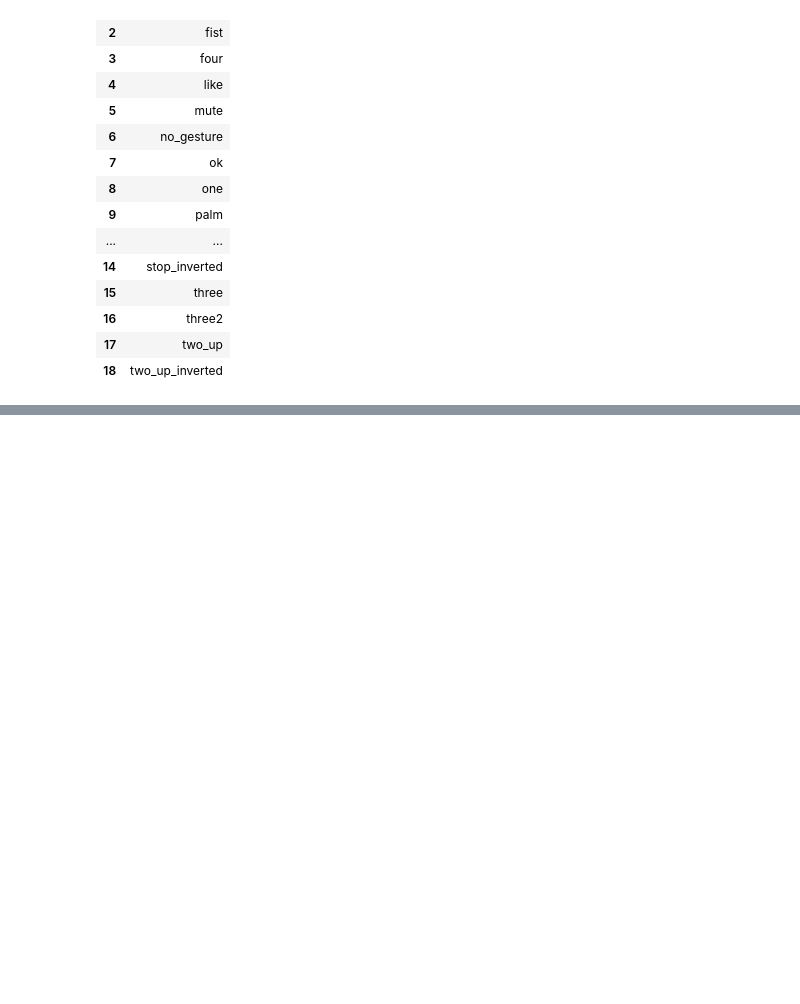
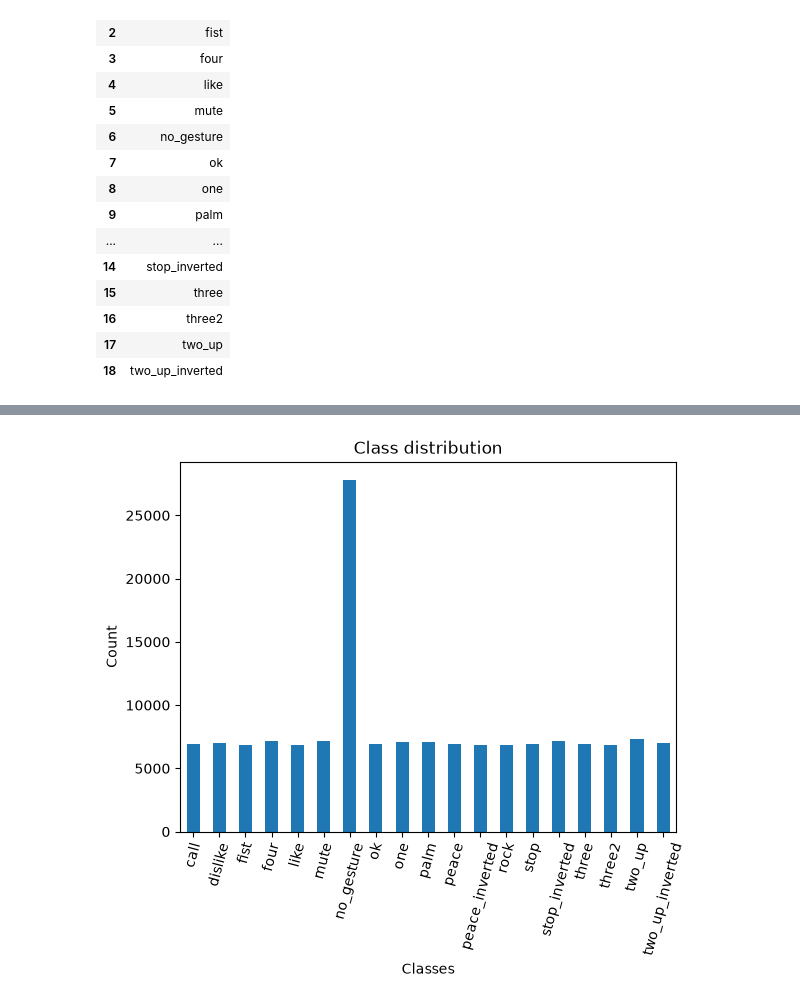
Before and after one commit to HarrisonWilliams123/Image-Classifier, a Jupyter notebook: imageclassifier.ipynb, the cells around one changed output, grey strips where cells are left out. Drawn from its saved outputs; the diff is of its cells as text; code cells hidden in the pictures; blank space fills up the shorter version.

```diff
--- a/imageclassifier.ipynb
+++ b/imageclassifier.ipynb
@@ -178,11 +178,16 @@ Number of Images: 143736
 | 4 | C:\Users\harri\Documents\Image-Cl... |
 # %%
 #Get the number of samples for each image class
-class_counts_dict = {folder[0].parent.name:len(folder) for folder in class_file_paths}
+class_counts_dict = {
+    folder[0].parent.name :len(folder)
+    for folder in class_file_paths
+    if len(folder) > 0
+}
 
 #Get a list of unique labels
 class_names = list(class_counts_dict.keys())
 
 #Display the labels and the corresponding number of samples using a Pandas DataFrame
 class_counts = pd.DataFrame.from_dict({'Count': class_counts_dict})
+class_counts
 # %% [output]
@@ -189,0 +211,12 @@ IndexError: list index out of range
+# %%
+#Plot the distribution
+class_counts.plot(kind='bar')
+plt.title('Class distribution')
+plt.ylabel('Count')
+plt.xlabel('Classes')
+plt.xticks(range(len(class_counts.index)), class_names)
+plt.xticks(rotation=75)
+plt.gca().legend().set_visible(False)
+plt.show()
+# %% [output]
+[figure, added]
```
Also changed, not shown: parts of 2 cells of this notebook.
